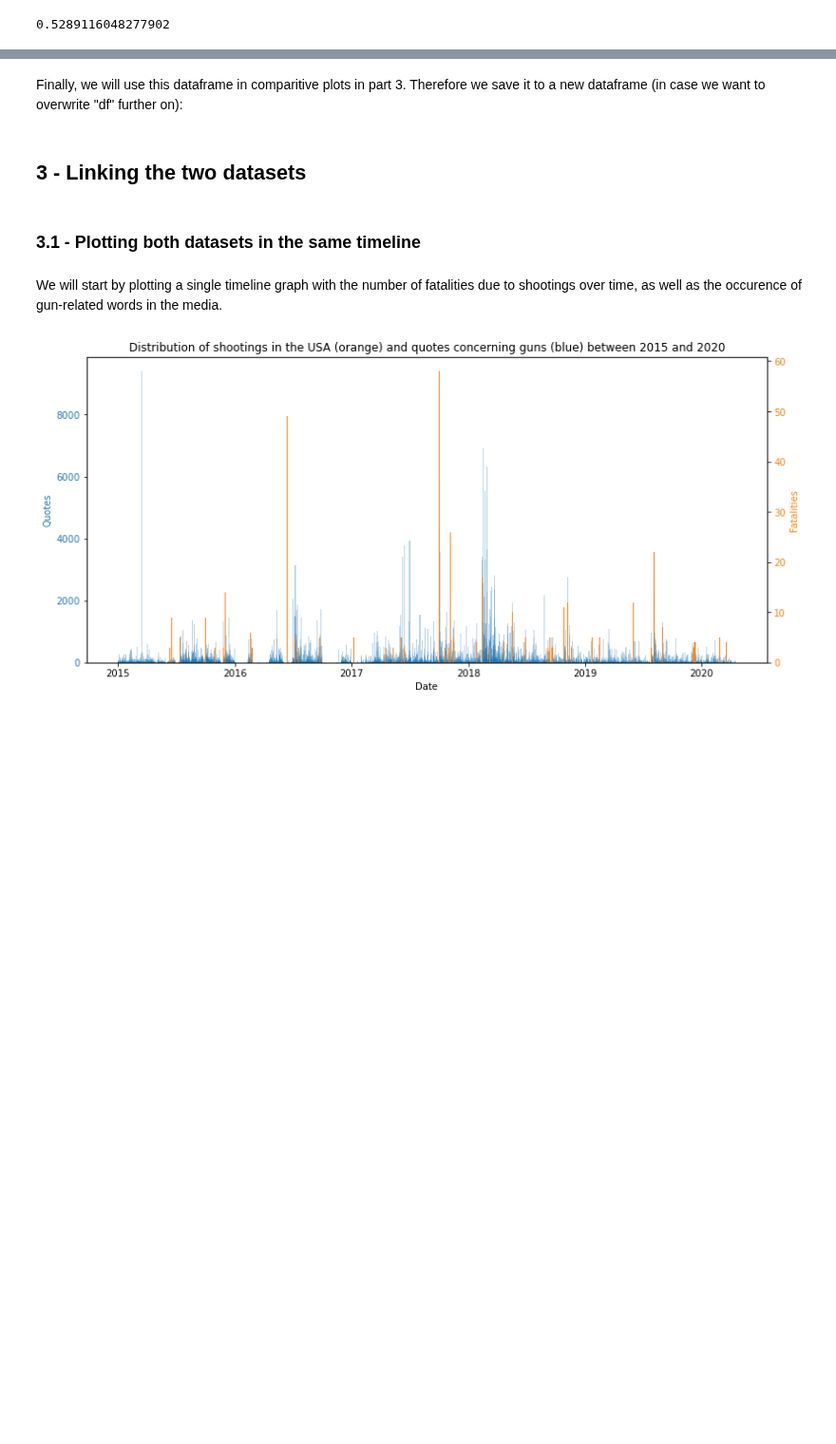
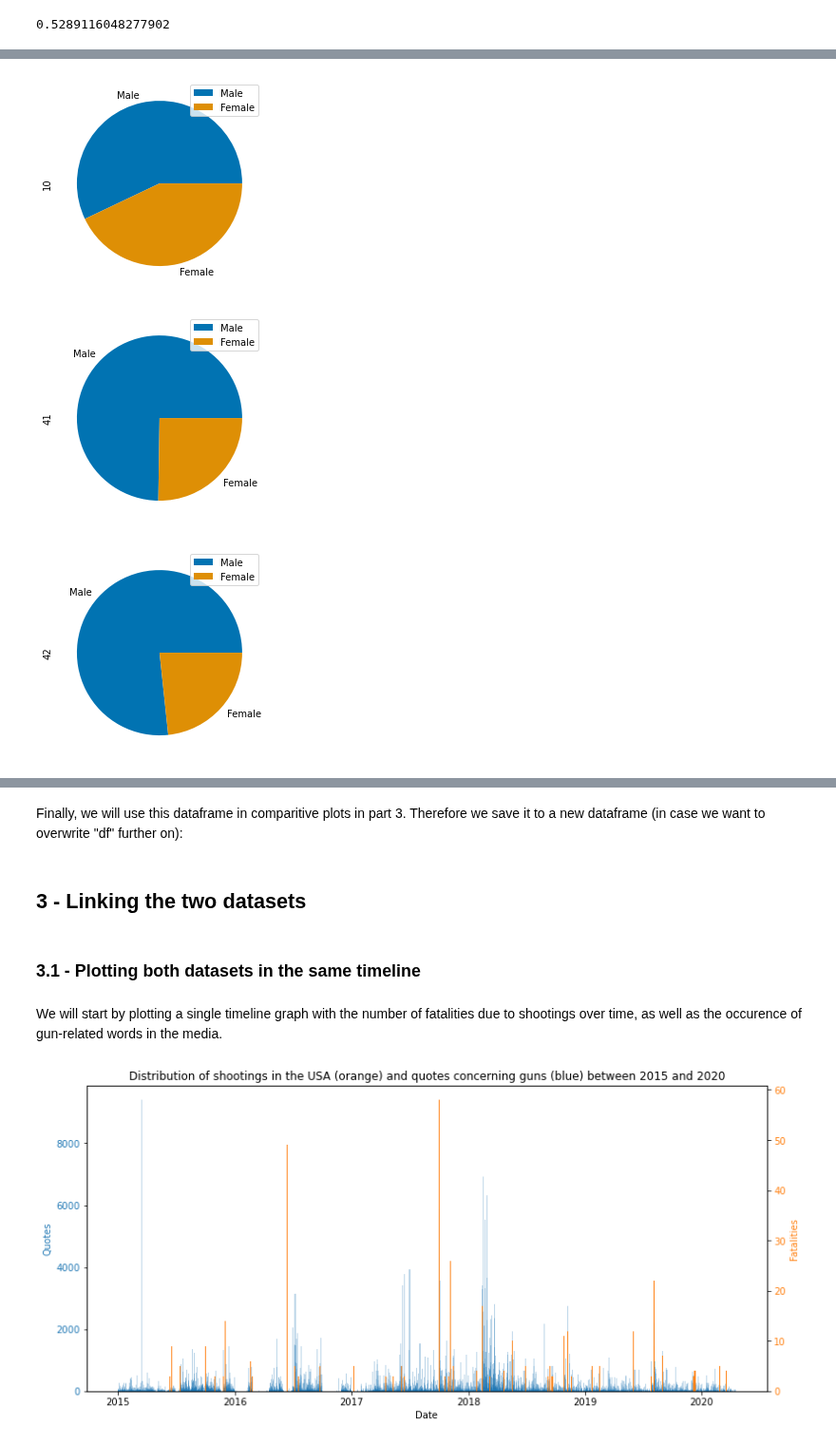
Before and after one commit to epfl-ada/ada-2021-project-clezemath, a Jupyter notebook: milestone3.ipynb, the cells around one changed output, grey strips where cells are left out. Shown at 95% size. Saved outputs shown, nothing was run; the diff lists cells and outputs as text; code cells hidden in the pictures; blank space fills up the shorter version.

```diff
--- a/milestone3.ipynb
+++ b/milestone3.ipynb
@@ -403,0 +452,11 @@ df['Dem_perc'].mean()
+# %%
+# Transpose the dataframe to be able to construct pie charts
+pie = df[['Male', 'Female']].transpose()
+
+# Plot the charts
+for i in x:
+    pie.plot(kind='pie',colors=sns.color_palette('colorblind'), y = i)
+# %% [output]
+[figure, added]
+[figure, added]
+[figure, added]
```
Also changed, not shown: parts of 11 cells of this notebook.
